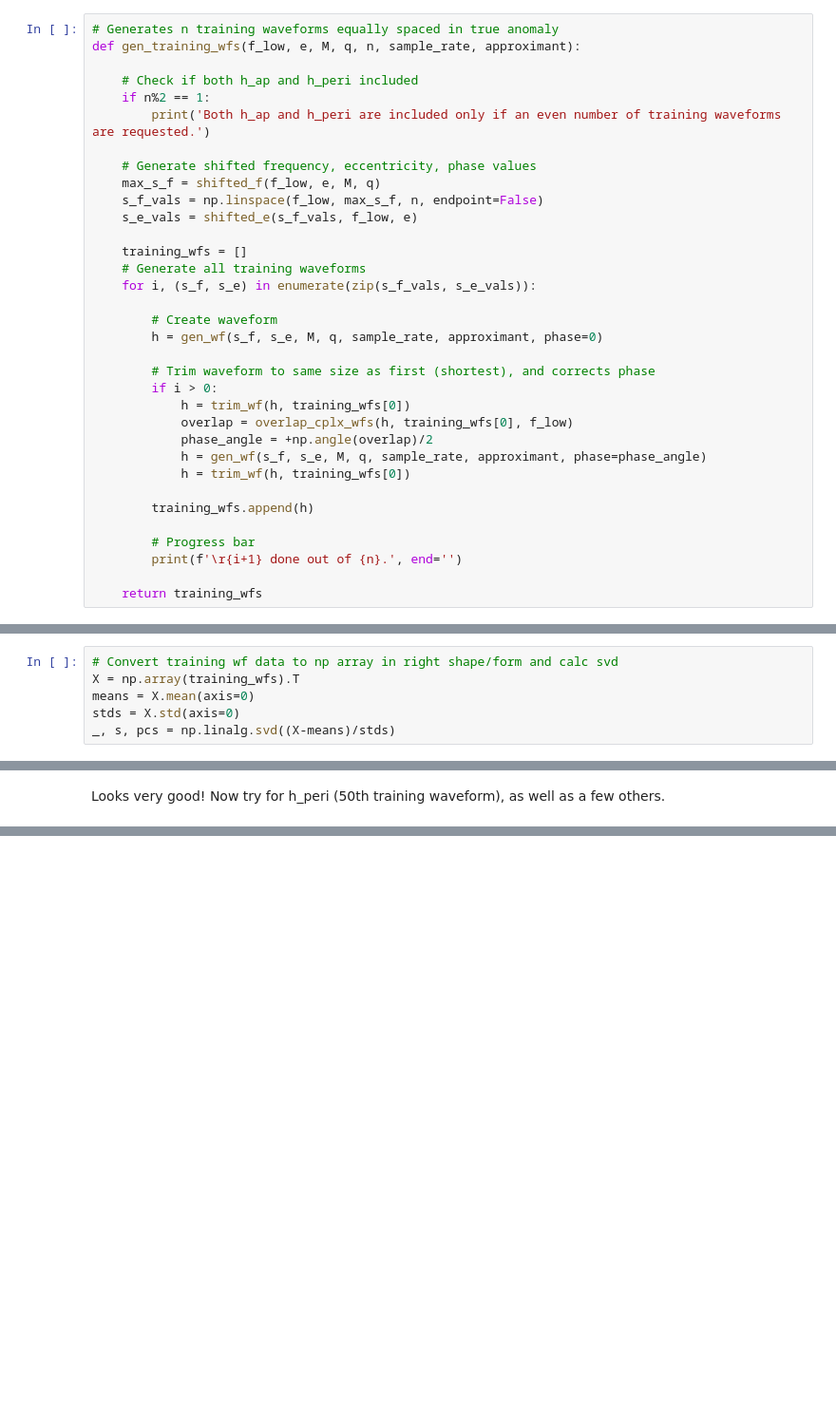
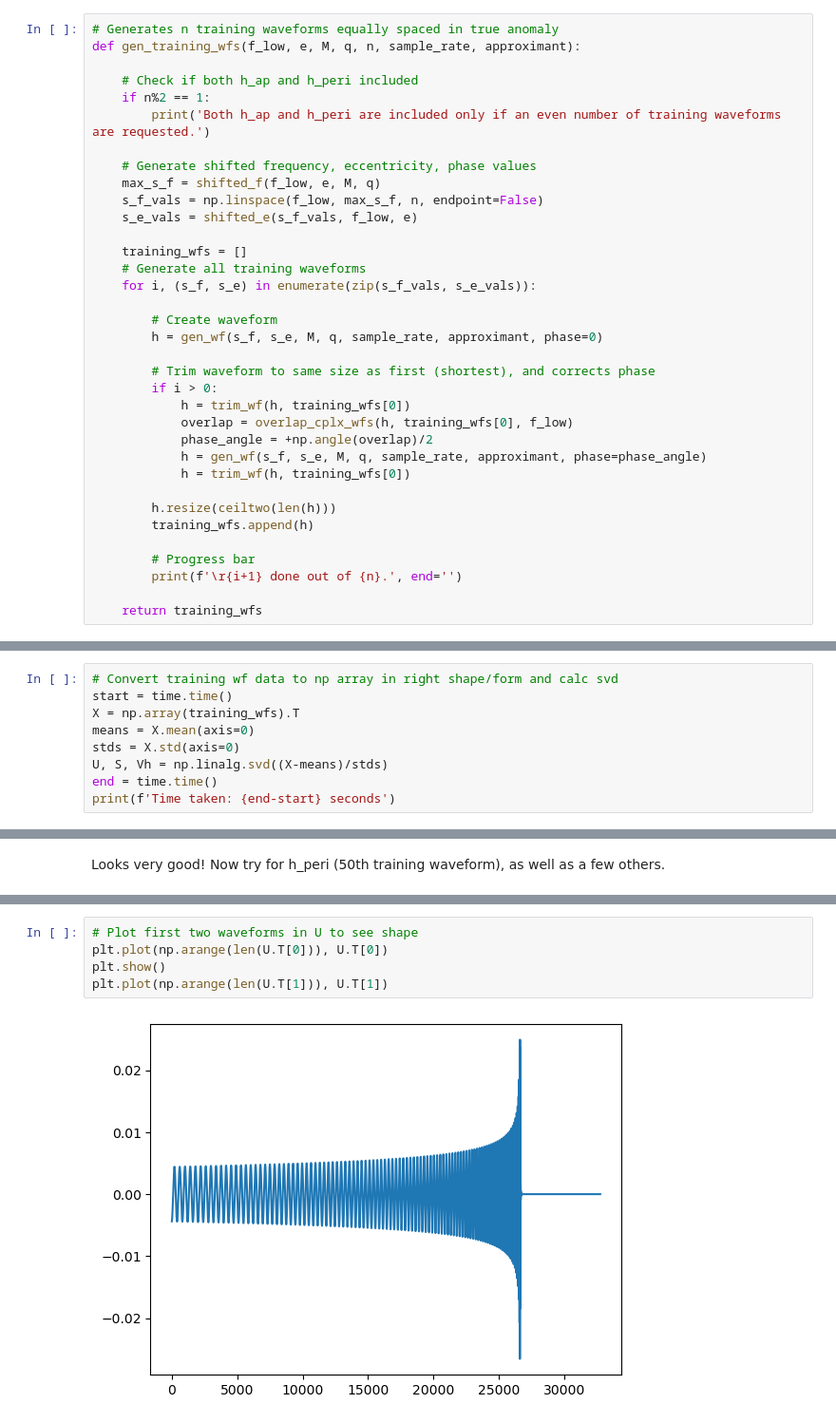
Before and after one commit to BenGPatterson/EccentricBinaries, a Jupyter notebook: notebooks/principal_component_analysis.ipynb, the cells around one changed output, grey strips where cells are left out. Shown at 95% size. Cells and saved outputs as stored; diff of their text form; blank space fills up the shorter version.

```diff
--- a/notebooks/principal_component_analysis.ipynb
+++ b/notebooks/principal_component_analysis.ipynb
@@ -33,6 +34,7 @@ def gen_training_wfs(f_low, e, M, q, n, sample_rate, approximant):
             h = gen_wf(s_f, s_e, M, q, sample_rate, approximant, phase=phase_angle)
             h = trim_wf(h, training_wfs[0])
 
+        h.resize(ceiltwo(len(h)))
         training_wfs.append(h)
 
         # Progress bar
@@ -63,7 +65,10 @@ plt.show()
 # Performing PCA
 # %%
 # Convert training wf data to np array in right shape/form and calc svd
+start = time.time()
 X = np.array(training_wfs).T
 means = X.mean(axis=0)
 stds = X.std(axis=0)
-_, s, pcs = np.linalg.svd((X-means)/stds)
+U, S, Vh = np.linalg.svd((X-means)/stds)
+end = time.time()
+print(f'Time taken: {end-start} seconds')
@@ -208,0 +227,7 @@ This appears to be where the 0.7% of information lost by keeping only the first
+# %%
+# Plot first two waveforms in U to see shape
+plt.plot(np.arange(len(U.T[0])), U.T[0])
+plt.show()
+plt.plot(np.arange(len(U.T[1])), U.T[1])
+# %% [output]
+[figure, added]
```
Also changed, not shown: parts of 31 cells of this notebook, 3 other files.
